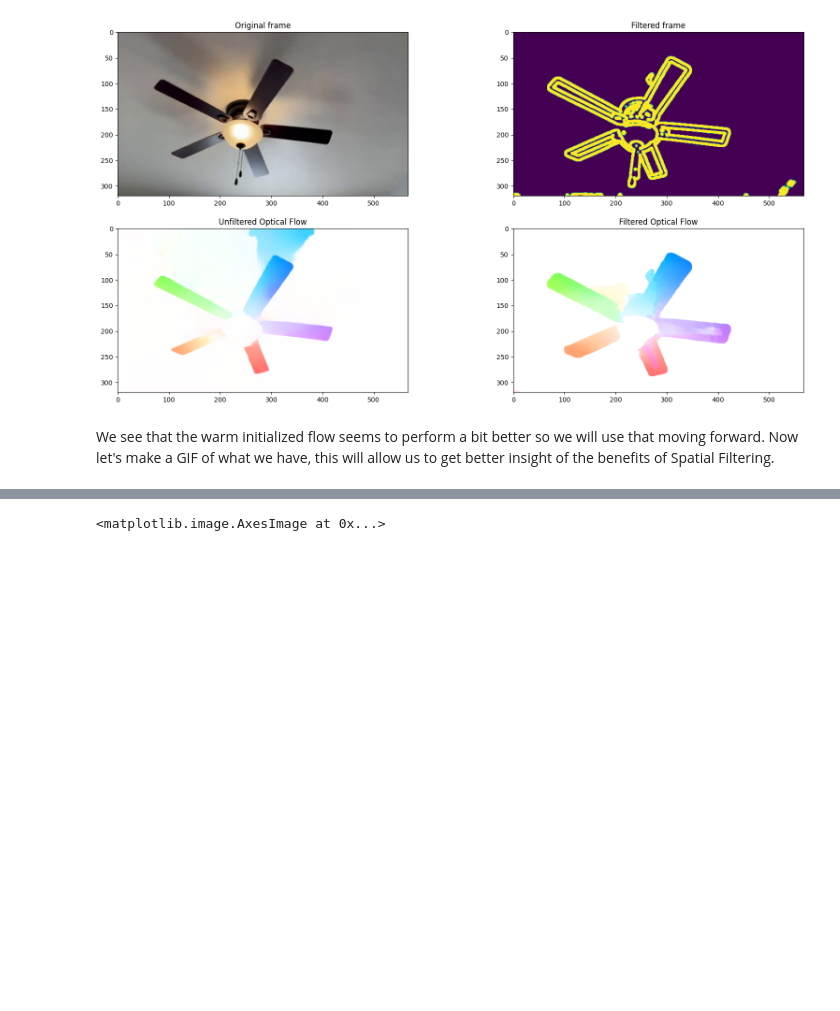
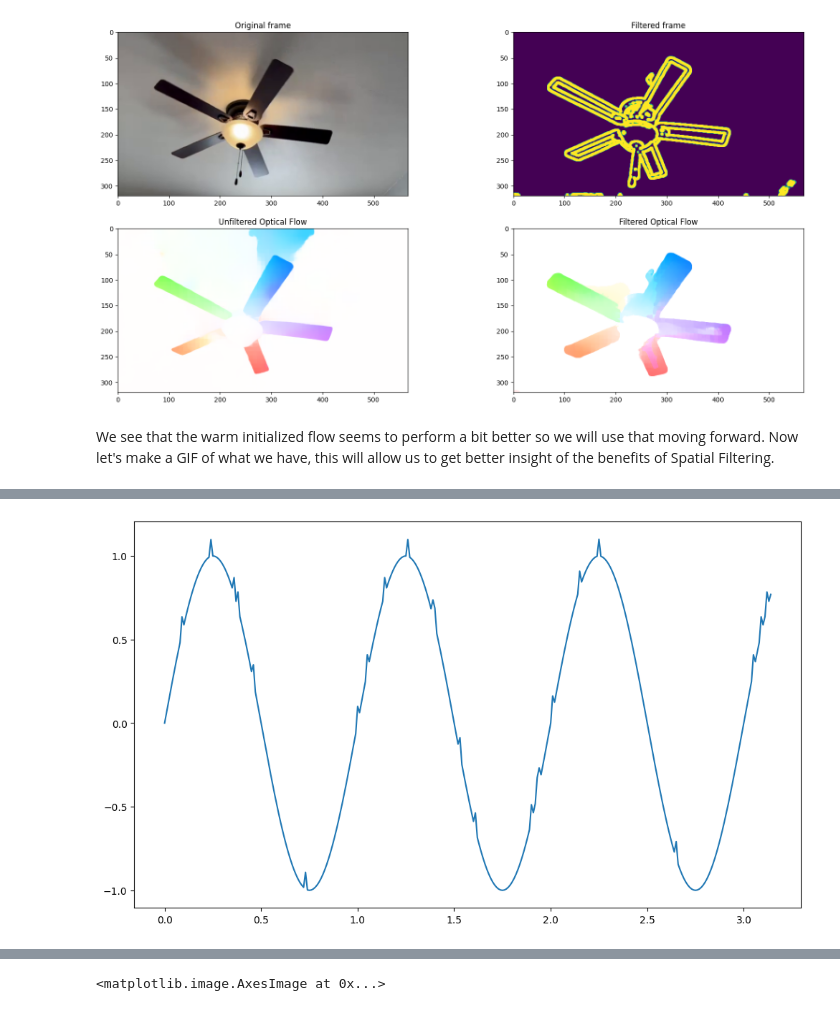
Before and after one commit to itberrios/CV_projects, a Jupyter notebook: RAFT/RAFT_filter.ipynb, the cells around one changed output, grey strips where cells are left out. Saved outputs shown, nothing was run; the diff lists cells and outputs as text; code cells hidden in the pictures; blank space fills up the shorter version.

```diff
--- a/RAFT/RAFT_filter.ipynb
+++ b/RAFT/RAFT_filter.ipynb
@@ -360,0 +375,14 @@ For each flow frame <br>
+# %%
+fs = 100
+t = np.arange(0, np.pi, 1/fs)
+x = np.sin(2*np.pi*t)
+
+# add random impulses on signal
+x_noisy = x.copy()
+locs = np.random.choice(np.arange(0, len(t)), size=25)
+x_noisy[locs] += 0.1
+# %%
+plt.figure(figsize=(12, 7))
+plt.plot(t, x_noisy);
+# %% [output]
+[figure, added]
```
Also changed, not shown: parts of 35 cells of this notebook.
